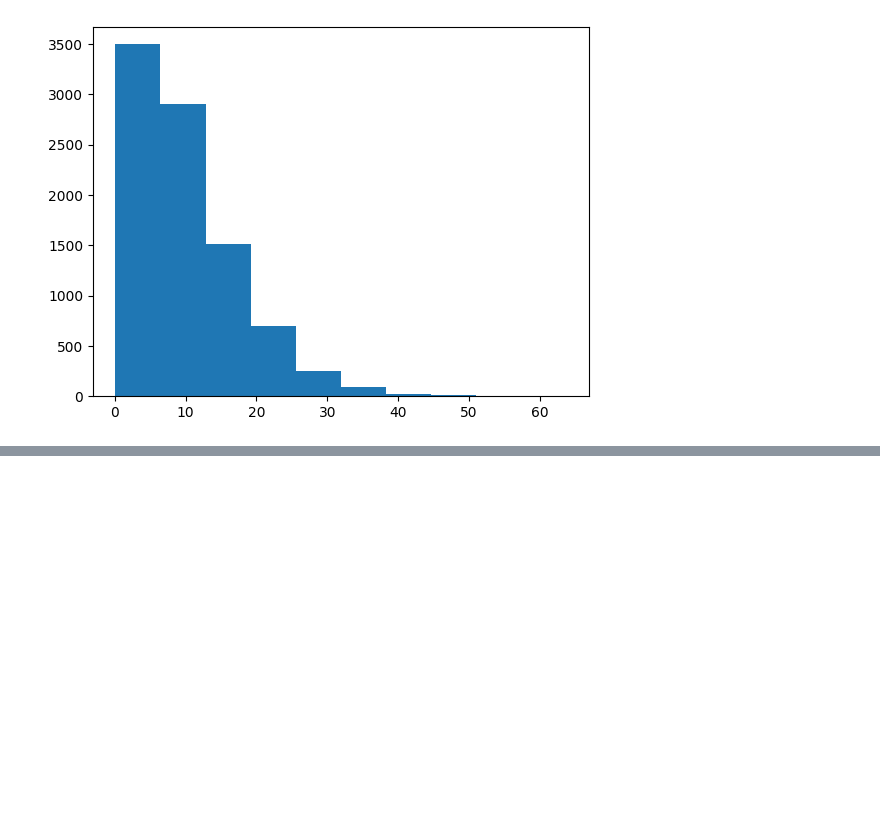
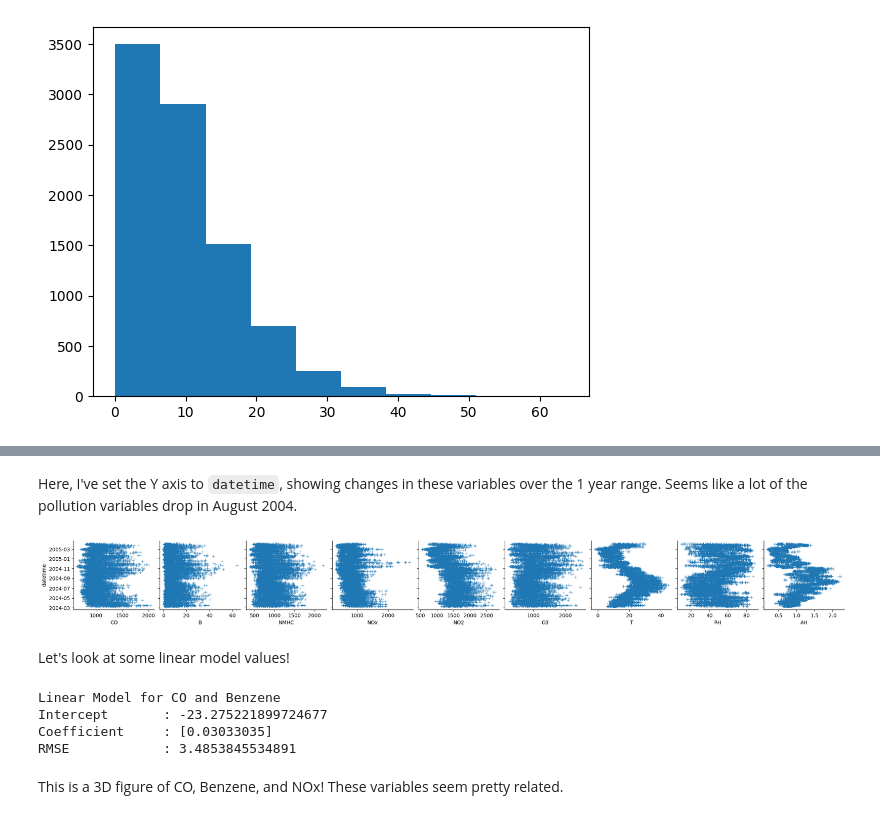
Before and after one commit to tort-cam/ST-554-P1, a Jupyter notebook: Task2/ST554Proj1EDA.ipynb, the cells around one changed output, grey strips where cells are left out. Saved outputs shown, nothing was run; the diff lists cells and outputs as text; code cells hidden in the pictures; blank space fills up the shorter version.

```diff
--- a/Task2/ST554Proj1EDA.ipynb
+++ b/Task2/ST554Proj1EDA.ipynb
@@ -141,0 +170,21 @@ plt.scatter(aqf["datetime"], aqf["B"], s = .05, c = "black")
+# %% [markdown]
+Here, I've set the Y axis to `datetime`, showing changes in these variables over the 1 year range. Seems like a lot of the pollution variables drop in August 2004.
+# %%
+notDT = aqf.columns.drop(["Date", "Time", "datetime"])
+every = sns.pairplot(kind = "scatter", data = aqf, y_vars = "datetime", x_vars = notDT, markers = "+")
+# %% [output]
+[figure, added]
+# %% [markdown]
+Let's look at some linear model values!
+# %%
+co = linear_model.LinearRegression()
+co.fit(aqf['CO'].values.reshape(-1,1), aqf['B'])
+COpred = co.predict(aqf["CO"].values.reshape(-1,1))
+print("Linear Model for CO and Benzene", "\nIntercept \t:", co.intercept_, "\nCoefficient\t:", co.coef_, "\nRMSE\t\t:", np.sqrt(metrics.mean_squared_error(aqf["B"], COpred)))
+# %% [output]
+Linear Model for CO and Benzene
+Intercept       : -23.275221899724677
+Coefficient     : [0.03033035]
+RMSE            : 3.4853845534891
+# %% [markdown]
+This is a 3D figure of CO, Benzene, and NOx! These variables seem pretty related.
```
Also changed, not shown: parts of 22 cells of this notebook.
